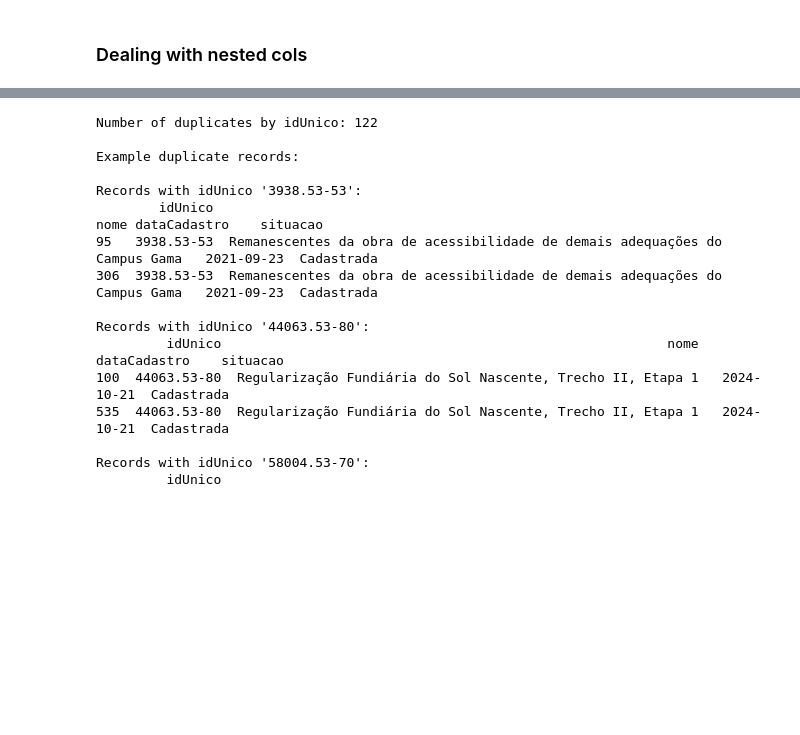
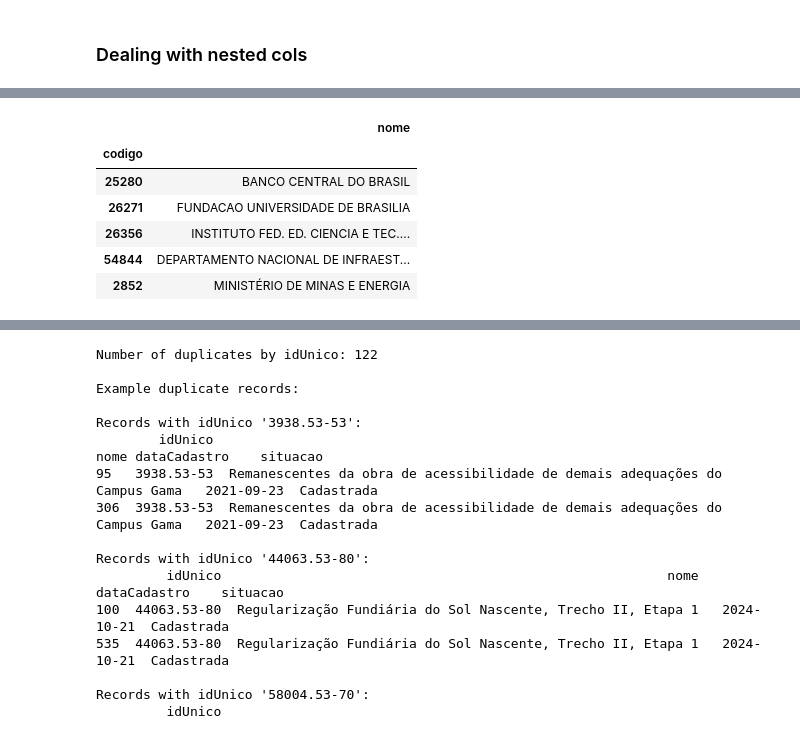
Before and after one commit to noah-art3mis/takehome-lablivre-analysis, a Jupyter notebook: takehome.ipynb, the cells around one changed output, grey strips where cells are left out. Saved outputs shown, nothing was run; the diff lists cells and outputs as text; code cells hidden in the pictures; blank space fills up the shorter version.

```diff
--- a/takehome.ipynb
+++ b/takehome.ipynb
@@ -168,0 +184,14 @@ nested_cols = [
+# %%
+projeto_executores_df = normalize_nested_column(df, "idLabLivre", "executores")
+executores_df = create_entity_table_from_junction_table(
+    projeto_executores_df, "idLabLivre", "codigo"
+)
+executores_df.head()
+# %% [output]
+|  | nome |
+| codigo |  |
+| 25280 | BANCO CENTRAL DO BRASIL |
+| 26271 | FUNDACAO UNIVERSIDADE DE BRASILIA |
+| 26356 | INSTITUTO FED. ED. CIENCIA E TEC.... |
+| 54844 | DEPARTAMENTO NACIONAL DE INFRAEST... |
+| 2852 | MINISTÉRIO DE MINAS E ENERGIA |
```
Also changed, not shown: parts of 13 cells of this notebook.
